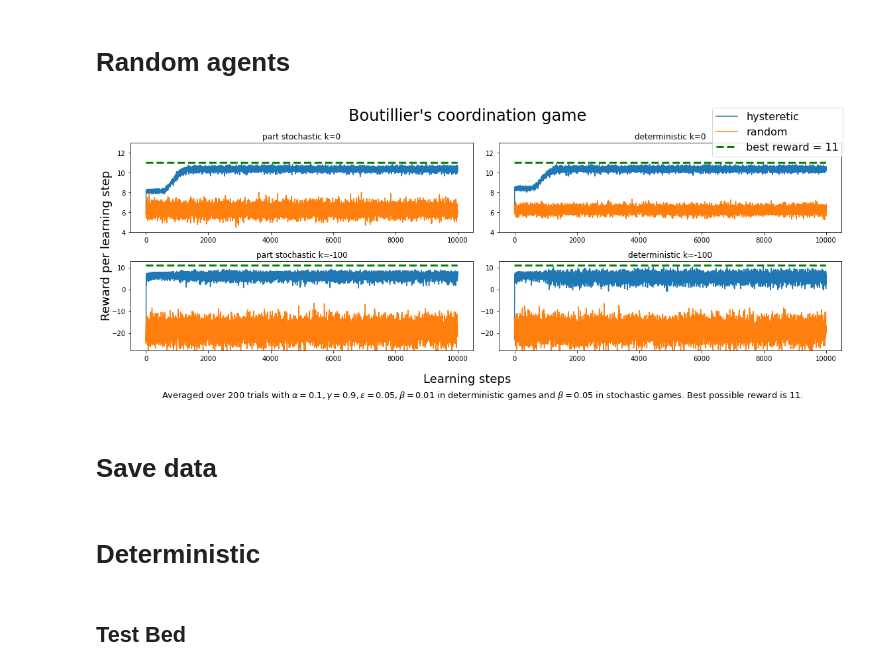
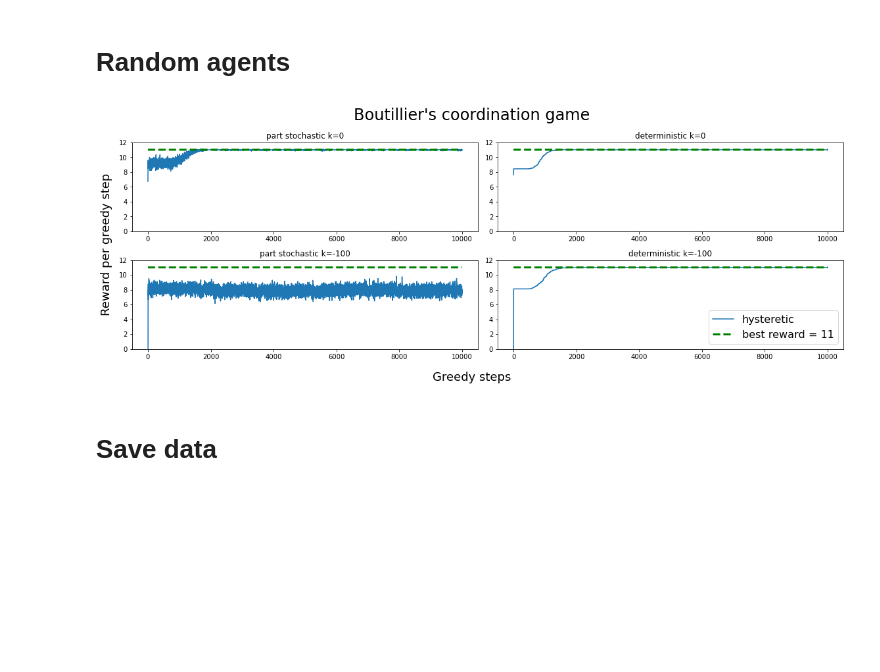
Before and after one commit to lindavin/hysteretic-q-learning, a Jupyter notebook: Boutilier.ipynb, the cells around one changed output. Saved outputs shown, nothing was run; the diff lists cells and outputs as text; code cells hidden in the pictures; blank space fills up the shorter version.

```diff
--- a/Boutilier.ipynb
+++ b/Boutilier.ipynb
@@ -17,15 +154,14 @@ random.seed()
 exploration_rate = None
 def discount_rate(_): return 0.9
 def learning_rate(_): return 0.1
-temperature_start = 5000  # Replace T = num with T = temperature_start maybe?
+temperature_start = None  # Replace T = num with T = temperature_start maybe?
 num_simulations = 200
 policy = epsilon_greedy(0.05)
-# policy = softmax
 # %%
 %%time
-rewards = {}
-rewards["deterministic"] = {}
-rewards["part stochastic"] = {}
+q_rewards = {}
+q_rewards["deterministic"] = {}
+q_rewards["part stochastic"] = {}
 keys = ["part stochastic", "deterministic"]
 
 k_val = [-100, 0]
@@ -47,9 +183,9 @@ for key in keys:
                 task = Boutilier(k)
                 decrease_rate = lambda _: 0.01
 
-            agents = [HystereticQLearner(task, exploration_rate, learning_rate, discount_rate, decrease_rate,
+            agents = [QLearner(task, exploration_rate, learning_rate, discount_rate,
                              policy=policy),
-                      HystereticQLearner(task, exploration_rate, learning_rate, discount_rate, decrease_rate,
+                      QLearner(task, exploration_rate, learning_rate, discount_rate,
                              policy=policy)]
             print("#------------------------#")
             print("| Simulation {}          |".format(i))
@@ -58,7 +194,7 @@ for key in keys:
             t = 0
             T = temperature_start
             for j in range(num_eps):
-                if(key == "full stochastic"):
+                if(key == "part stochastic"):
                     task = Boutilier(k, part_stochastic=True)
                 else:
                     task = Boutilier(k)
@@ -84,6 +220,6 @@ for key in keys:
             else:
                 print("Unexpected case! state={}".format(state))
 
-        rewards[key]["k={}".format(k)] = rewards_temp
+        q_rewards[key]["k={}".format(k)] = rewards_temp
         print("{} | k = {} | Percentage of simulations converged: {}".format(key, k, num_converge / num_simulations * 100))
         print("Percentage of simulations converged to sub-optimal nash equilibrium: {}%".format(num_six / num_simulations * 100))
@@ -166,42 +283,48 @@ for key in keys:
 # %%
 # fig = plt.figure(figsize=(16,6))
 keys = ["part stochastic", "deterministic"]
 k_vals = [0, -100]
+
+# keys = ["part stochastic"]
+# k_vals = [0]
 
 fig, axs = plt.subplots(2, 2, figsize=(16, 6) )
 
 for i in range(len(keys)):
     for j in range(len(k_vals)):
         key = keys[i]
         k = k_vals[j]
         ax = axs[j][i]
 
         x = np.array(range(10000))
-        # for data in rewards[key]["k=0"]:
-        # # data = rewards["deterministic"]["k=0"]
-        #     plt.plot(x, data, alpha=0.1, color='orange')
+#         for data in rewards[key]["k={}".format(k)]:
+#         # data = rewards["deterministic"]["k=0"]
+#             ax.plot(x, data, alpha=0.05, color='orange')
+
         ax.plot(x, np.mean(rewards[key]["k={}".format(k)], axis=0), label='hysteretic')
-        ax.plot(range(10000), np.average(random_rewards[key]["k={}".format(k)], axis=0), label='random')
+#         ax.plot(range(10000), np.average(random_rewards[key]["k={}".format(k)], axis=0), label='random')
         ax.plot(range(10000), np.repeat(11, 10000), '--', lw=3, label='best reward = 11', color='green')
         ax.set_title("{} k={}".format(key, k))
+
         if(j == 1):
-            ax.set_ylim(-28, 13)
+            ax.set_ylim(0, 12)
         else:
-            ax.set_ylim(4, 13)
-        if(j == 0 and i == 0):
-            fig.legend(fontsize=16)
+            ax.set_ylim(0, 12)
+        if(j == 1 and i == 1):
+            ax.legend(fontsize=16)
 
         # plt.plot(range(5000), np.repeat(7.62, 5000), '--', lw=3, label='line', color='green')
 
 fig.suptitle('Boutillier\'s coordination game', fontsize=24)
-fig.supxlabel('Learning steps', fontsize=18)
-fig.supylabel('Reward per learning step', fontsize=18)
+fig.supxlabel('Greedy steps',  fontsize=18)
+fig.supylabel('Reward per greedy step', x=0.01, fontsize=18, )
+
 parameters_text = r'$\alpha = 0.1,\gamma=0.9,\epsilon=0.05, \beta=0.01$ in deterministic games and $\beta=0.05$ in stochastic games'
-plt.figtext(0.1, -0.035,s="Averaged over 200 trials with {}. Best possible reward is 11.".format(parameters_text), fontsize=13)
+# plt.figtext(0.1, -0.035,s="Averaged over 200 trials with {}. Best possible reward is 11.".format(parameters_text), fontsize=13)
 fig.tight_layout()
 # plt.ylim(-30, 12)
 # %% [output]
-[figure, old version]
+[figure, new version]
 # %% [markdown]
 # Save data
 # %%
@@ -211,7 +334,3 @@ filename = 'boutillier.pickle'
 outfile = open(filename,'wb')
 pickle.dump(deepcopy([rewards, random_rewards]), outfile)
 outfile.close()
-# %% [markdown]
-# Deterministic
-# %% [markdown]
-## Test Bed
```
Also changed, not shown: parts of 21 cells of this notebook.
